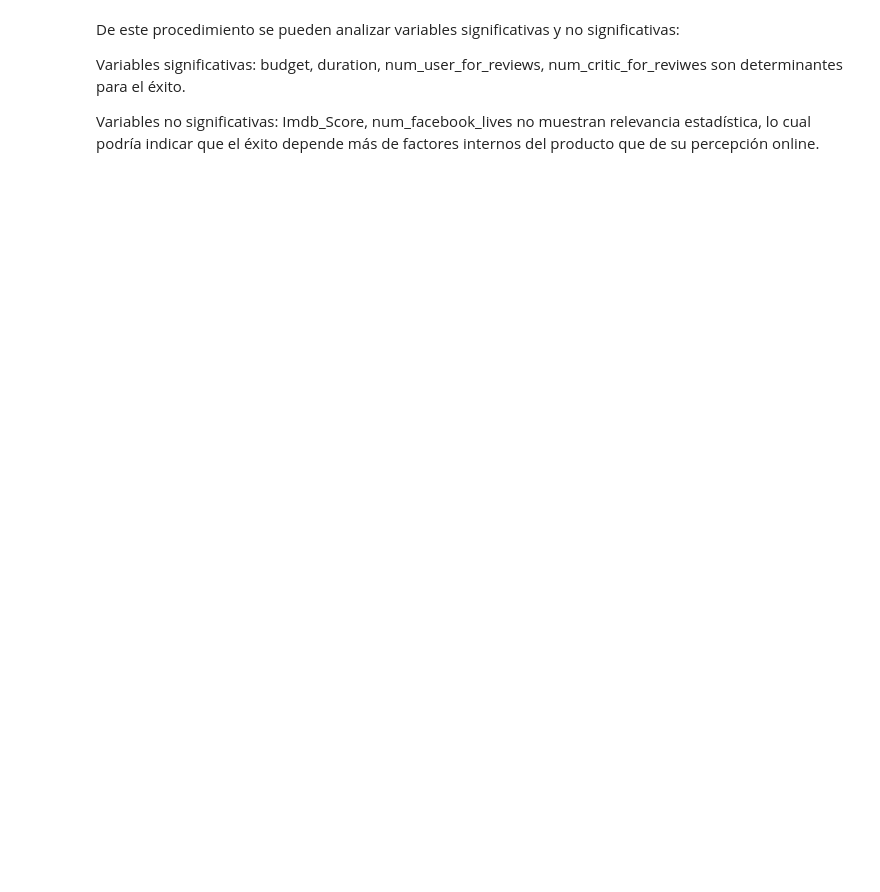
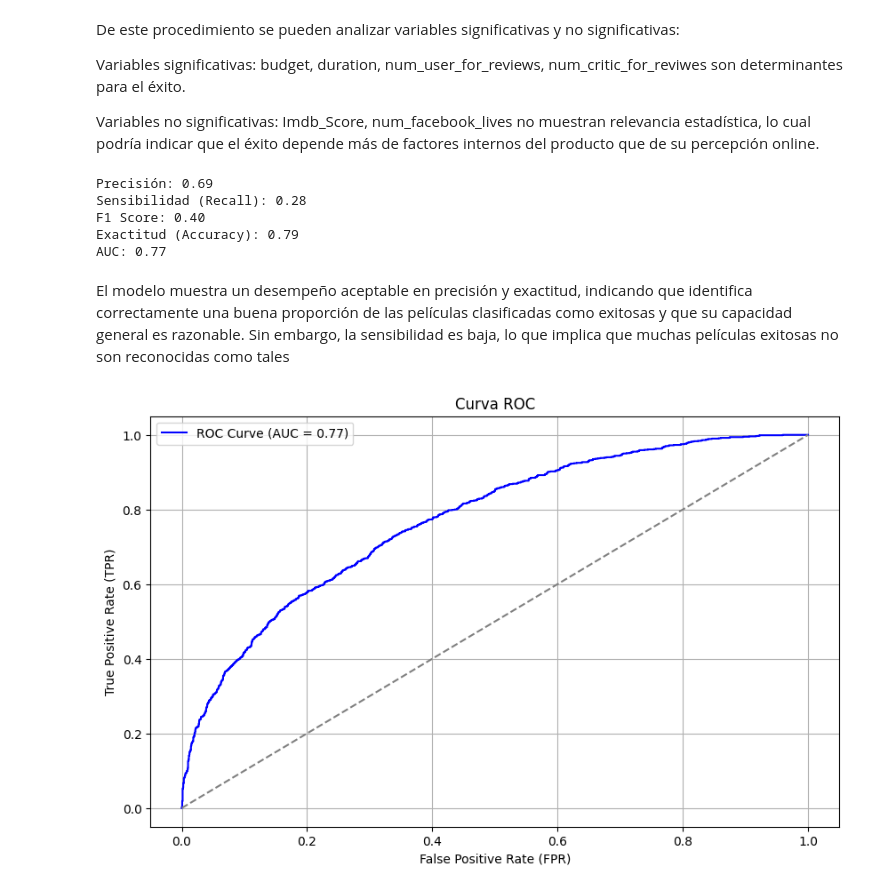
Before and after one commit to J-Vinasco/Project-1, a Jupyter notebook: MISIÓN_2.ipynb, the cells around one changed output. Cells and saved outputs as stored; diff of their text form; code cells hidden in the pictures; blank space fills up the shorter version.

```diff
--- a/MISIÓN_2.ipynb
+++ b/MISIÓN_2.ipynb
@@ -485,6 +486,45 @@ De este procedimiento se pueden analizar variables significativas y no significa
 Variables significativas: budget, duration, num_user_for_reviews, num_critic_for_reviwes son determinantes para el éxito.
 
 Variables no significativas: Imdb_Score, num_facebook_lives no muestran relevancia estadística, lo cual podría indicar que el éxito depende más de factores internos del producto que de su percepción online.
+# %%
+# Predicción de probabilidades y clasificación
+y_pred_prob = result.predict(X)
+y_pred_class = (y_pred_prob > 0.5).astype(int)
+
+# Cálculo de las métricas
+precision = precision_score(y, y_pred_class)
+recall = recall_score(y, y_pred_class)
+f1 = f1_score(y, y_pred_class)
+accuracy = accuracy_score(y, y_pred_class)
+auc = roc_auc_score(y, y_pred_prob)
+
+print(f"Precisión: {precision:.2f}")
+print(f"Sensibilidad (Recall): {recall:.2f}")
+print(f"F1 Score: {f1:.2f}")
+print(f"Exactitud (Accuracy): {accuracy:.2f}")
+print(f"AUC: {auc:.2f}")
+# %% [output]
+Precisión: 0.69
+Sensibilidad (Recall): 0.28
+F1 Score: 0.40
+Exactitud (Accuracy): 0.79
+AUC: 0.77
+# %% [markdown]
+El modelo muestra un desempeño aceptable en precisión y exactitud, indicando que identifica correctamente una buena proporción de las películas clasificadas como exitosas y que su capacidad general es razonable. Sin embargo, la sensibilidad es baja, lo que implica que muchas películas exitosas no son reconocidas como tales
+# %%
+# Curva ROC
+fpr, tpr, thresholds = roc_curve(y, y_pred_prob)
+plt.figure(figsize=(10, 6))
+plt.plot(fpr, tpr, color='blue', label=f'ROC Curve (AUC = {auc:.2f})')
+plt.plot([0, 1], [0, 1], color='grey', linestyle='--')  # Línea diagonal
+plt.xlabel('False Positive Rate (FPR)')
+plt.ylabel('True Positive Rate (TPR)')
+plt.title('Curva ROC')
+plt.legend()
+plt.grid(True)
+plt.show()
+# %% [output]
+[figure, added]
 # %%
 """
 4. Afinamiento y Evaluación Avanzada de Modelos
```
Also changed, not shown: parts of 4 cells of this notebook.
